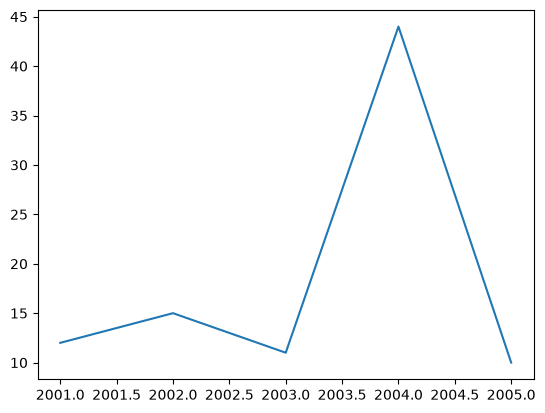
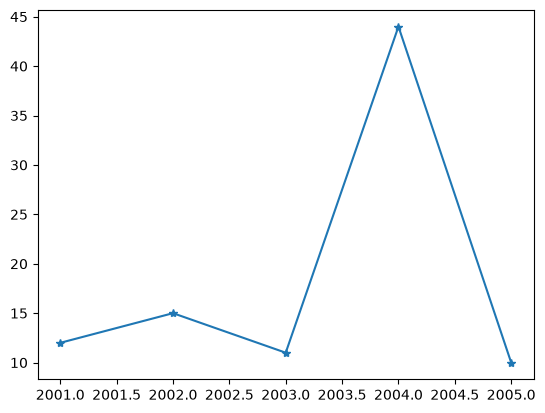
The notebook cell's code change between the first figure and the second:
--- before
+++ after
@@ -1,4 +1,7 @@
-x = [2001,2002,2003,2004,2005]
-y = [12,15,11,44,10]
+#numpy array is faster than python list
 
-plt.plot(x,y)
+x = np.array([2001,2002,2003,2004,2005])
+y = np.array([12,15,11,44,10])
+
+plt.plot(x,y, marker="*")
+plt.show()

Commit: learn_plot